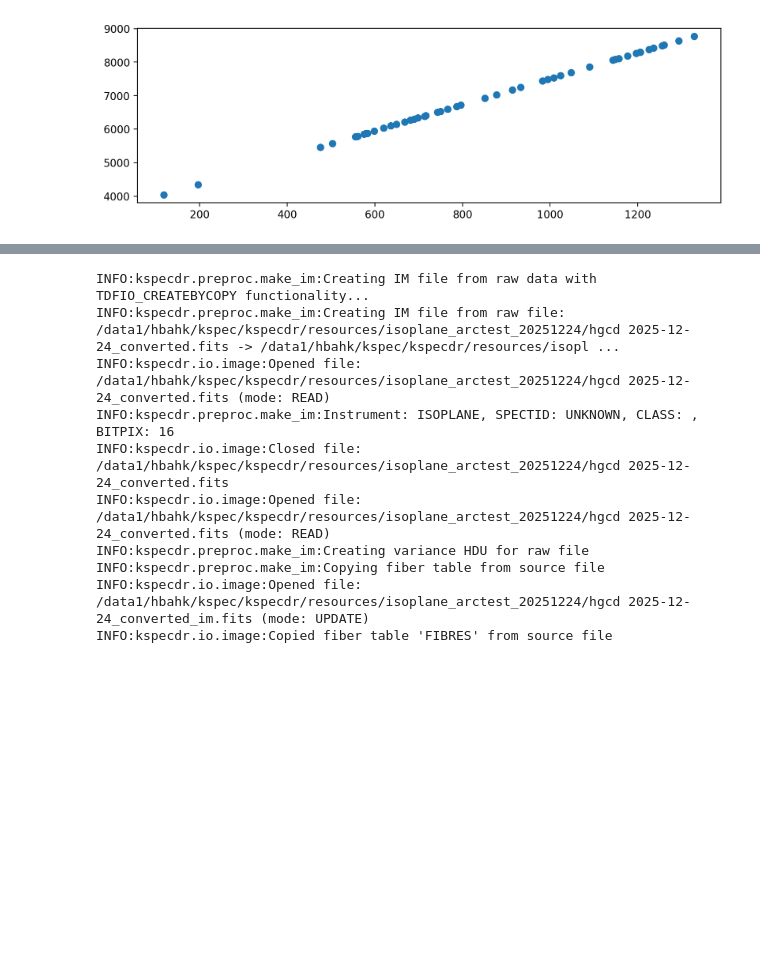
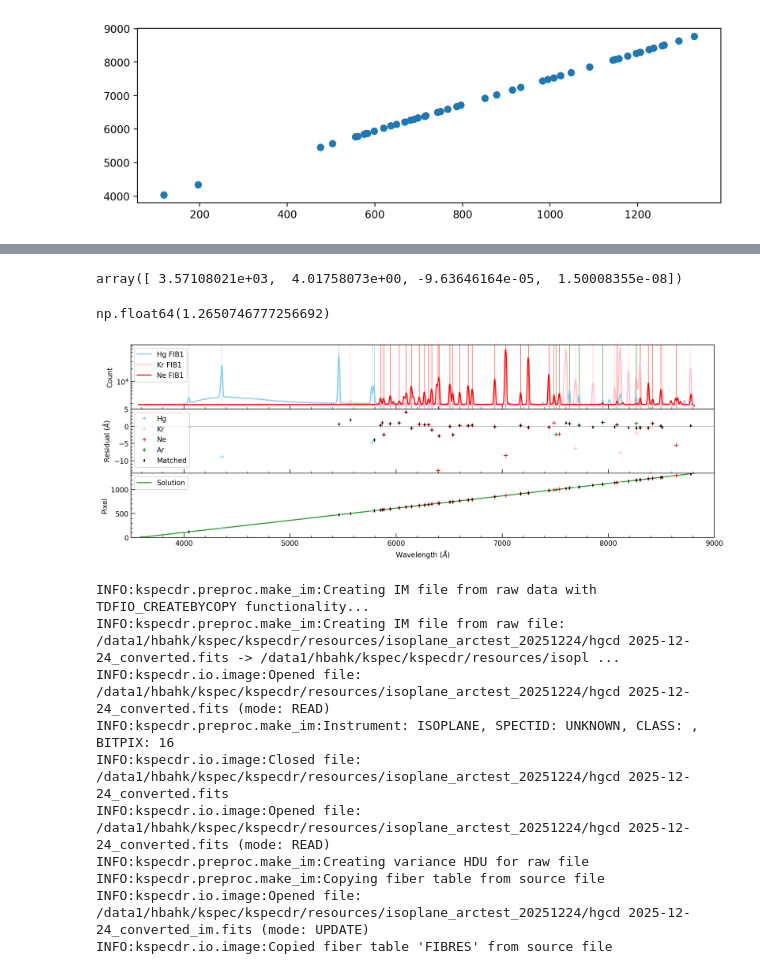
Before and after one commit to hbahk/kspecdr, a Jupyter notebook: notebooks/test_arc_20251224.ipynb, the cells around one changed output, grey strips where cells are left out. Cells and saved outputs as stored; diff of their text form; code cells hidden in the pictures; blank space fills up the shorter version.

```diff
--- a/notebooks/test_arc_20251224.ipynb
+++ b/notebooks/test_arc_20251224.ipynb
@@ -1376,3 +1357,6 @@ fig.update_layout(
 )
 
 fig.show()
+# %%
+user_pks_ar = [999.73, 1032.83, 1055.89, 1113.81, 1195.92, ]
+user_atl_ar = [7503.9, 7635.10, 7723.80, 7948.20, 8264.50, ]
@@ -1379,3 +1414,78 @@ fig.show()
+# %%
+fit_coeff
+# %% [output]
+array([ 3.57108021e+03,  4.01758073e+00, -9.63646164e-05,  1.50008355e-08])
+# %%
+rms
+# %% [output]
+np.float64(1.2650746777256692)
+# %%
+fig, axes = plt.subplots(3, 1, figsize=(15, 5), sharex=True)
+ax = axes[0]
+solx = c.polyval(np.arange(len(hg_f1)), fit_coeff)
+ax.plot(solx, hg_f1, label="Hg FIB1", c="skyblue")
+ax.plot(solx, kr_f1, label="Kr FIB1", c="pink")
+ax.plot(solx, near_f1, label="Ne FIB1", c="red")
+for x in user_pks_hg:
+    lam = c.polyval(x, fit_coeff)
+    ax.axvline(lam, color="skyblue", lw=0.5, zorder=0)
+for x in user_pks_kr:
+    lam = c.polyval(x, fit_coeff)
+    ax.axvline(lam, color="pink", lw=0.5, zorder=0)
+for x in user_pks_ne:
+    lam = c.polyval(x, fit_coeff)
+    ax.axvline(lam, color="red", lw=0.5, zorder=0)
+for x in user_pks_ar:
+    lam = c.polyval(x, fit_coeff)
+    ax.axvline(lam, color="green", lw=0.5, zorder=0)
+ax.legend()
+ax.set_yscale("log")
+ax.set_xlim(3500, 9000)
+ax.set_ylabel("Count")
+
+ax = axes[1]
+lam_pks_hg = c.polyval(user_pks_hg, fit_coeff)
+lam_pks_kr = c.polyval(user_pks_kr, fit_coeff)
+lam_pks_ne = c.polyval(user_pks_ne, fit_coeff)
+lam_pks_ar = c.polyval(user_pks_ar, fit_coeff)
+residual_hg = np.array(user_atl_hg) - lam_pks_hg
+residual_kr = np.array(user_atl_kr) - lam_pks_kr
+residual_ne = np.array(user_atl_ne) - lam_pks_ne
+residual_ar = np.array(user_atl_ar) - lam_pks_ar
+lam_pks_matched = c.polyval(c.matched_peaks, fit_coeff)
+residual_matched = c.matched_atlas - lam_pks_matched
+ax.plot(lam_pks_hg, residual_hg, label="Hg", c="skyblue", ls="", marker="+")
+ax.plot(lam_pks_kr, residual_kr, label="Kr", c="pink", ls="", marker="+")
+ax.plot(lam_pks_ne, residual_ne, label="Ne", c="red", ls="", marker="+")
+ax.plot(lam_pks_ar, residual_ar, label="Ar", c="green", ls="", marker="+")
+ax.plot(lam_pks_matched, residual_matched, label="Matched", c="black", ls="", marker="d", ms=2)
+ax.axhline(0, c="gray", lw=0.5, zorder=0)
+ax.legend()
+ax.set_ylabel(r"Residual ($\AA$)")
+
+ax = axes[2]
+ax.plot(solx, np.arange(len(solx)), c="tab:green", label="Solution")
+ax.plot(lam_pks_hg, np.array(user_pks_hg), c="skyblue", ls="", marker="+")
+ax.plot(lam_pks_kr, np.array(user_pks_kr), c="pink", ls="", marker="+")
+ax.plot(lam_pks_ne, np.array(user_pks_ne), c="red", ls="", marker="+")
+ax.plot(lam_pks_ar, np.array(user_pks_ar), c="green", ls="", marker="+")
+ax.plot(lam_pks_matched, c.matched_peaks, c="black", ls="", marker="d", ms=2)
+ax.set_xlabel(r"Wavelength ($\AA$)")
+ax.set_ylabel("Pixel")
+ax.set_xlim(3500, 9000)
+ax.set_ylim(0, len(solx))
+ax.legend()
+
+for ax in axes:
+    # minor ticks direction in
+    ax.minorticks_on()
+    ax.tick_params(which="both", direction="in")
+    ax.tick_params(which="major", length=6)
+    ax.tick_params(which="minor", length=3)
+
+fig.subplots_adjust(hspace=0.0)
+# %% [output]
+[figure, added]
 # %%
 import numpy as np
 import plotly.graph_objects as go
```
Also changed, not shown: parts of 18 cells of this notebook.
